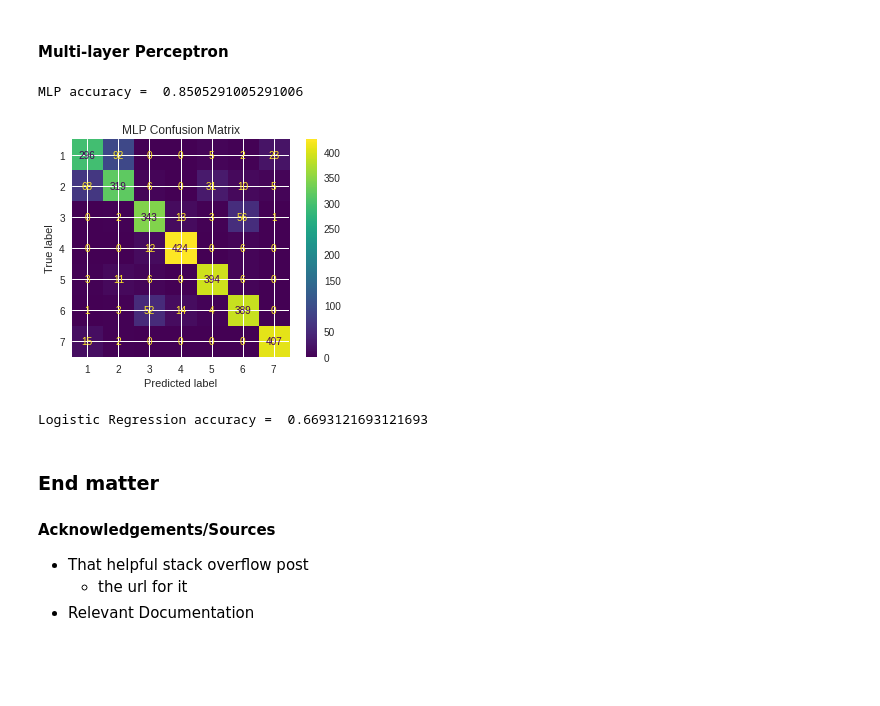
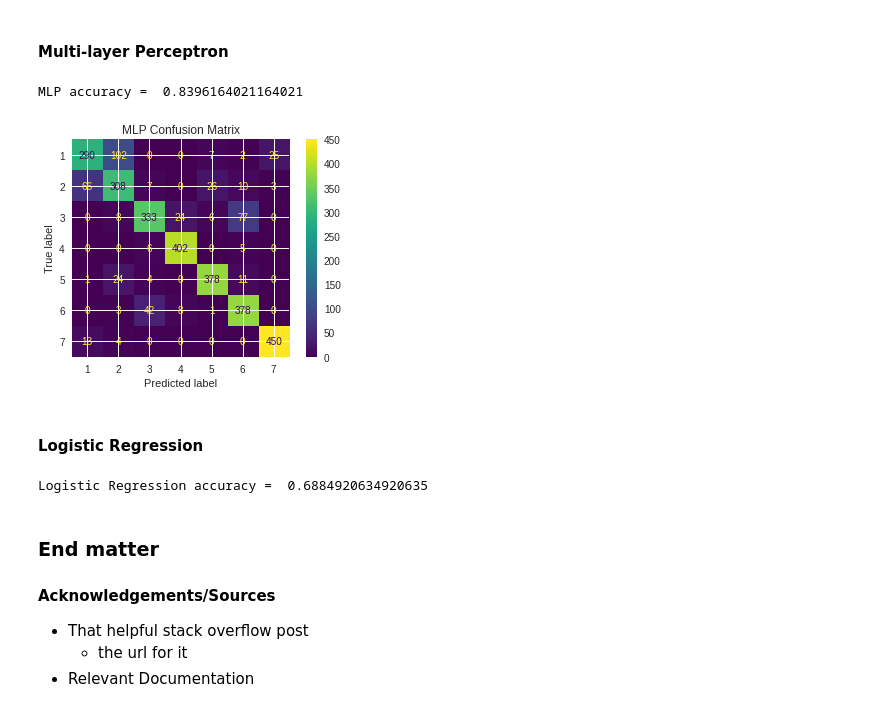
Before and after one commit to justinetaylor/mids-w207-final-project, a Jupyter notebook: clear_cut_solution.ipynb, the cells around one changed output. Drawn from its saved outputs; the diff is of its cells as text; code cells hidden in the pictures; blank space fills up the shorter version.

```diff
--- a/clear_cut_solution.ipynb
+++ b/clear_cut_solution.ipynb
@@ -320,7 +316,7 @@ train_df["st2324"] = train_df["Soil_Type23"] + train_df["Soil_Type24"]
 #combine soil type 6 and wilderness area 4
 train_df["st6w4"] = train_df["Soil_Type6"] + train_df["Wilderness_Area4"]
 
-train_df.drop(columns=["Soil_Type35","Soil_Type38", "Soil_Type39",'Soil_Type40','Soil_Type10','Soil_Type11','Soil_Type16','Soil_Type17','Soil_Type9','Soil_Type12','Soil_Type31','Soil_Type33','Soil_Type23','Soil_Type24','Soil_Type6','Wilderness_Area4'], inplace=True)
+# train_df.drop(columns=["Soil_Type35","Soil_Type38", "Soil_Type39",'Soil_Type40','Soil_Type10','Soil_Type11','Soil_Type16','Soil_Type17','Soil_Type9','Soil_Type12','Soil_Type31','Soil_Type33','Soil_Type23','Soil_Type24','Soil_Type6','Wilderness_Area4'], inplace=True)
 
 
 # Check shape is as expected
@@ -380,6 +376,9 @@ train_df[fe4_cols] = train_df[fe4_cols] + 147
 # %%
 #log transform
 train_df[fe4_cols] = np.log(train_df[fe4_cols])
+# %%
+#add a polynominal feature
+train_df["elv_pwd"] = train_df["Elevation"]**2
 # %%
 #make a copy of train_df for modelling
 train_df1 = train_df.copy()
@@ -410,7 +413,7 @@ new_cat_cols =['Wilderness_Area1',
        'st2324', 'st6w4']
 # %%
 #change data type to categorical for categorical columns
-train_df1[new_cat_cols] = train_df1[new_cat_cols].astype("category")
+# train_df1[new_cat_cols] = train_df1[new_cat_cols].astype("category")
 # %%
 # get NA values
 
@@ -678,27 +685,29 @@ KNN 10 neighbors : accuracy = 0.7847222222222222
 # %%
 # Try Multi-Layer Perceptron
 def MLP():
 #    model = MLPClassifier(solver='adam', alpha=1e-6, hidden_layer_sizes=(100, ), random_state=0) .8257
 #    model = MLPClassifier(solver='adam', alpha=1e-3, hidden_layer_sizes=(100, ), random_state=0)  .82969
 #    model = MLPClassifier(solver='adam', alpha=1e-3, hidden_layer_sizes=(200, ), random_state=0) .837
 #    model = MLPClassifier(solver='adam', alpha=1e-3, hidden_layer_sizes=(100, ), random_state=0, activation='tanh') .83068
 
     # Default activation is 'relu', random state lets us get the same result every time (so we can tune other parameters)
     # max_iter is 200 by default, but more helps. alpha is the regularization parameter. solver is 'adam' by default
-    model = MLPClassifier(alpha=1e-3, hidden_layer_sizes=(200,), random_state=0, max_iter=300)
+    model = MLPClassifier(hidden_layer_sizes=(200,), random_state=0, max_iter=300)
     model.fit(train_data, train_labels)
     score = model.score(dev_data, dev_labels)
     print("MLP accuracy = ",score)
     # Plot Confusion Matrix
     plot_confusion_matrix(model, dev_data, dev_labels, values_format = "d")
     plt.title("MLP Confusion Matrix")
     plt.plot()
 
 
 MLP()
 # %% [output]
-MLP accuracy =  0.8505291005291006
+MLP accuracy =  0.8396164021164021
-[figure, old version]
+[figure, new version]
+# %% [markdown]
+#### Logistic Regression
 # %%
 #logistic regression
 def LR():
@@ -708,7 +717,7 @@ def LR():
   print("Logistic Regression accuracy = ",score)
 LR()
 # %% [output]
-Logistic Regression accuracy =  0.6693121693121693
+Logistic Regression accuracy =  0.6884920634920635
 # %% [markdown]
 ### End matter
 
```
Also changed, not shown: parts of 20 cells of this notebook.
